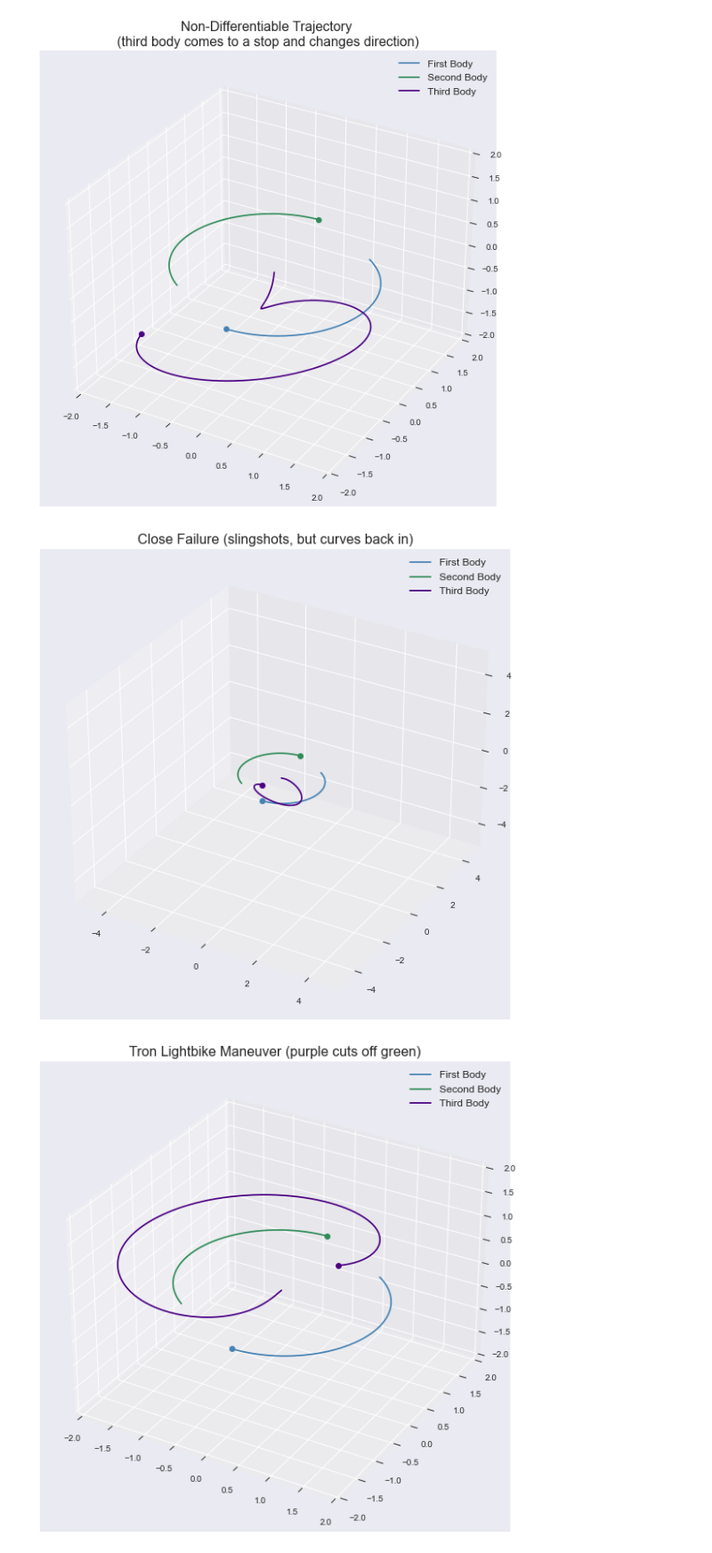
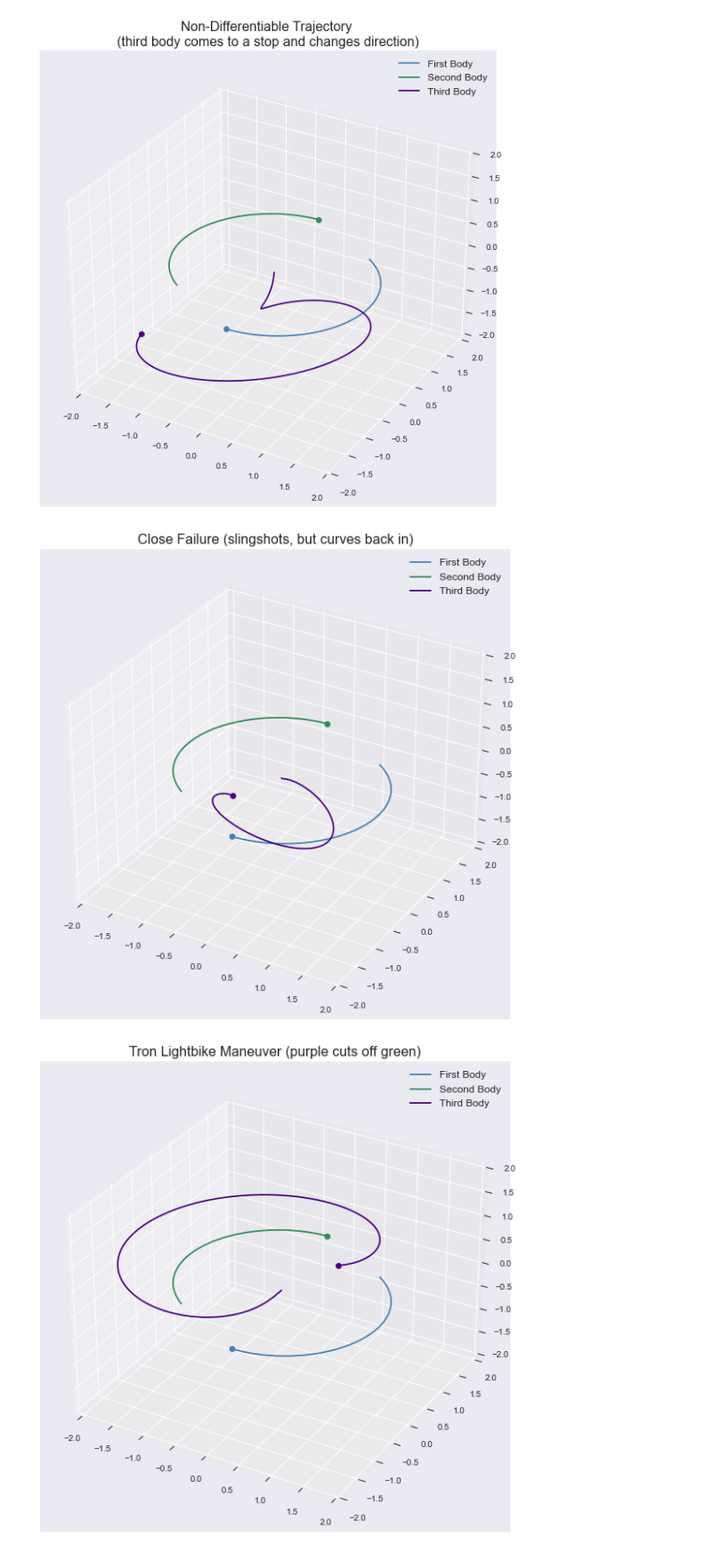
Before and after one commit to samcochran/optimal-spacecraft-control, a Jupyter notebook: Code/Sam.ipynb, the cells around one changed output. Shown: that part at 89% size. Cells and saved outputs as stored; diff of their text form; code cells hidden in the pictures.

Commit message:
updated plots

```diff
--- a/Code/Sam.ipynb
+++ b/Code/Sam.ipynb
@@ -204,23 +204,23 @@ plot_sol3d(sol, title, lim=(-2,2), savefile="jagged.svg")
 # %%
 # Set up initial conditions and parameters
 t0 = 0
 tf = 10
 init = np.array([1, 1, 0, # Position 1
                  -1, -1, 0, # Position 2
                  0, 0, 0, # Position 3
                  .35, -.25, 0, # Velocity/Momentum 1
                  -.35, .25, 0, # Velocity/Momentum 2
                  .01, -.01, 0]) # Velocity 3
 
 # Solve the system
 sol = solve_ivp(gravity_acceleration, (t0, tf), init, t_eval= np.linspace(t0, tf, 10000)).y
 
 title = 'Close Failure (slingshots, but curves back in)'
-plot_sol3d(sol, title)
+plot_sol3d(sol, title, lim=(-2, 2), savefile='close_fail.pdf')
 
 # animate_solution(sol, title, 'close', skip=40)
 # %% [output]
-[figure, old version]
+[figure, new version]
 # %%
 # Set up initial conditions and parameters
 t0 = 0
```
Also changed, not shown: parts of 11 cells of this notebook, 20 other files.
